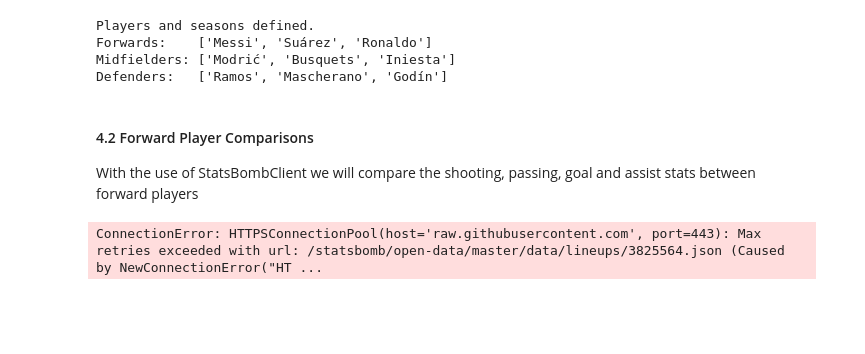
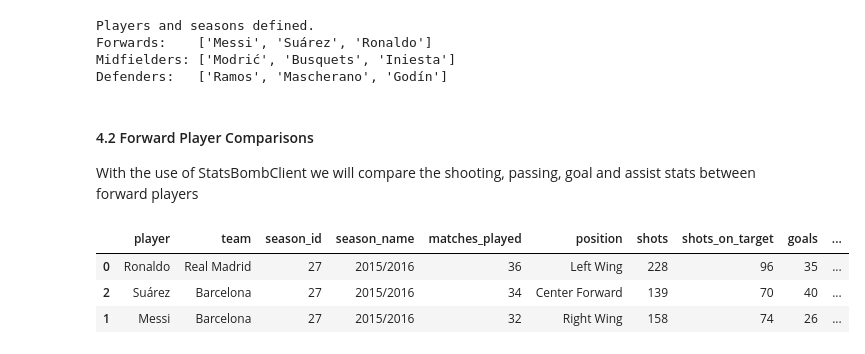
Before and after one commit to leventdusunceli/football_analytics, a Jupyter notebook: notebooks/football_analytics_demo.ipynb, the cells around one changed output. Saved outputs shown, nothing was run; the diff lists cells and outputs as text; code cells hidden in the pictures; blank space fills up the shorter version.

```diff
--- a/notebooks/football_analytics_demo.ipynb
+++ b/notebooks/football_analytics_demo.ipynb
@@ -389,10 +398,13 @@ With the use of StatsBombClient we will compare the shooting, passing, goal and
 # %%
 forward_shooting = sb_client.get_player_shooting_season(
     competition_id=COMPETITION_ID,
-    season_ids=list(SEASONS.keys()),
+    season_ids=SEASON_ID,
     players=FORWARDS,
 )
 forward_shooting["player"] = forward_shooting["player"].map(PLAYER_LABELS)
 forward_shooting.sort_values(["season_id", "total_xg"], ascending=[True, False])
 # %% [output]
-ConnectionError: HTTPSConnectionPool(host='raw.githubusercontent.com', port=443): Max retries exceeded with url: /statsbomb/open-data/master/data/lineups/3825564.json (Caused by NewConnectionError("HT ...
+|  | player | team | season_id | season_name | matches_played | position | shots | shots_on_target | goals | ... |
+| 0 | Ronaldo | Real Madrid | 27 | 2015/2016 | 36 | Left Wing | 228 | 96 | 35 | ... |
+| 2 | Suárez | Barcelona | 27 | 2015/2016 | 34 | Center Forward | 139 | 70 | 40 | ... |
+| 1 | Messi | Barcelona | 27 | 2015/2016 | 32 | Right Wing | 158 | 74 | 26 | ... |
```
Also changed, not shown: parts of 10 cells of this notebook.
